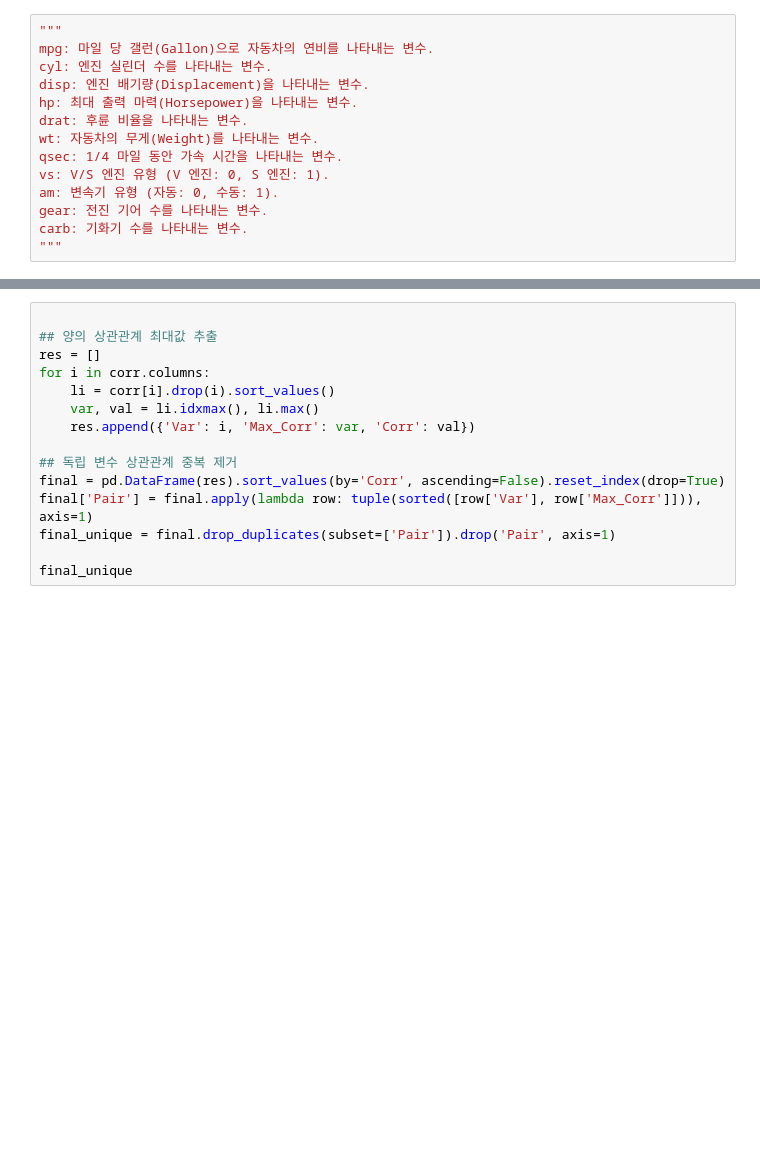
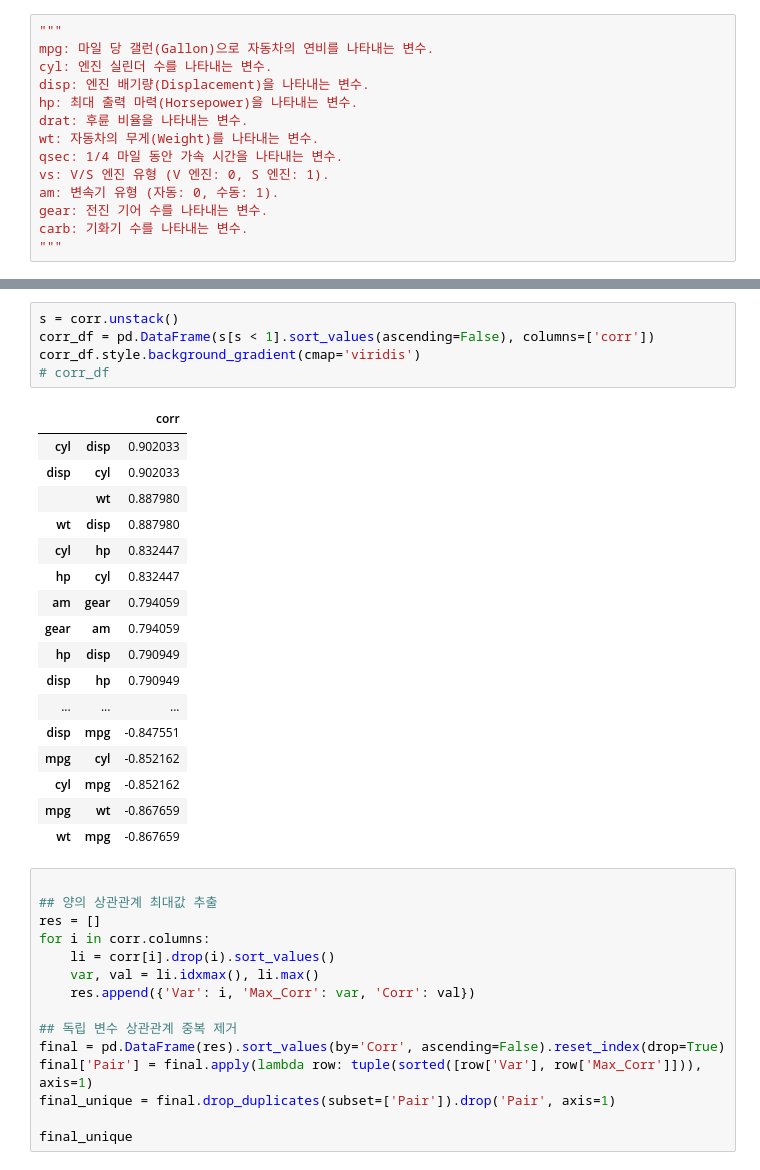
Before and after one commit to badro97/BigData_Predict, a Jupyter notebook: mtcars.ipynb, the cells around one changed output, grey strips where cells are left out. Saved outputs shown, nothing was run; the diff lists cells and outputs as text; blank space fills up the shorter version.

```diff
--- a/mtcars.ipynb
+++ b/mtcars.ipynb
@@ -55,3 +63,26 @@ corr
+# %%
+s = corr.unstack()
+corr_df = pd.DataFrame(s[s < 1].sort_values(ascending=False), columns=['corr'])
+corr_df.style.background_gradient(cmap='viridis')
+# corr_df
+# %% [output]
+|  |  | corr |
+| cyl | disp | 0.902033 |
+| disp | cyl | 0.902033 |
+|  | wt | 0.887980 |
+| wt | disp | 0.887980 |
+| cyl | hp | 0.832447 |
+| hp | cyl | 0.832447 |
+| am | gear | 0.794059 |
+| gear | am | 0.794059 |
+| hp | disp | 0.790949 |
+| disp | hp | 0.790949 |
+| ... | ... | ... |
+| disp | mpg | -0.847551 |
+| mpg | cyl | -0.852162 |
+| cyl | mpg | -0.852162 |
+| mpg | wt | -0.867659 |
+| wt | mpg | -0.867659 |
 # %%
 
 ## 양의 상관관계 최대값 추출
```
Also changed, not shown: parts of 4 cells of this notebook.
